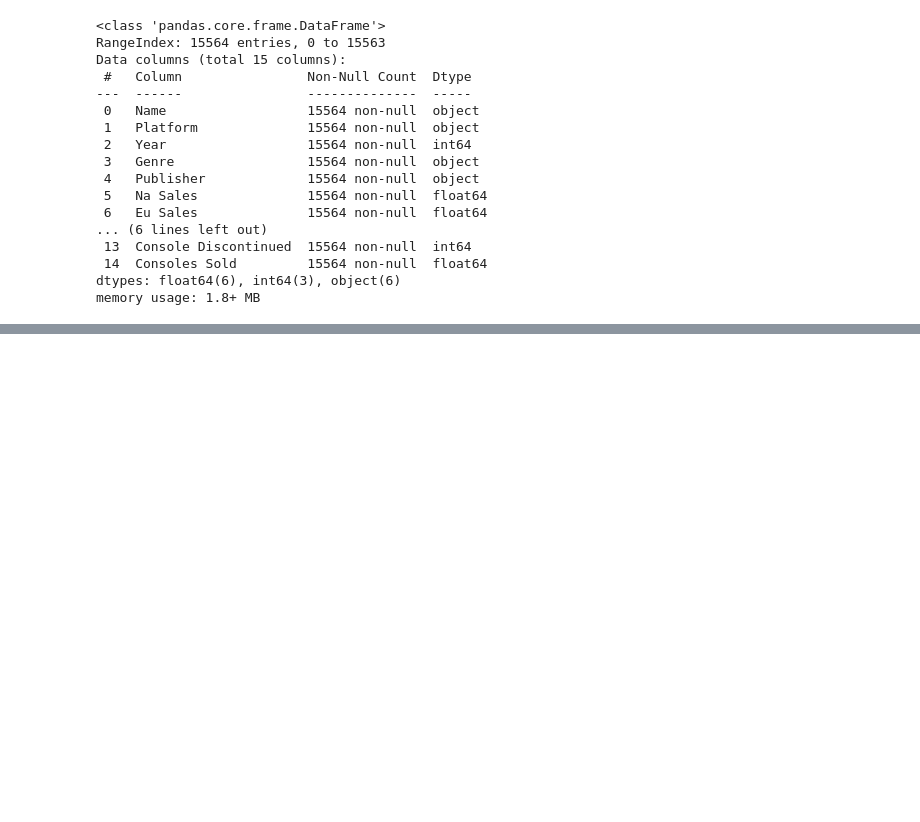
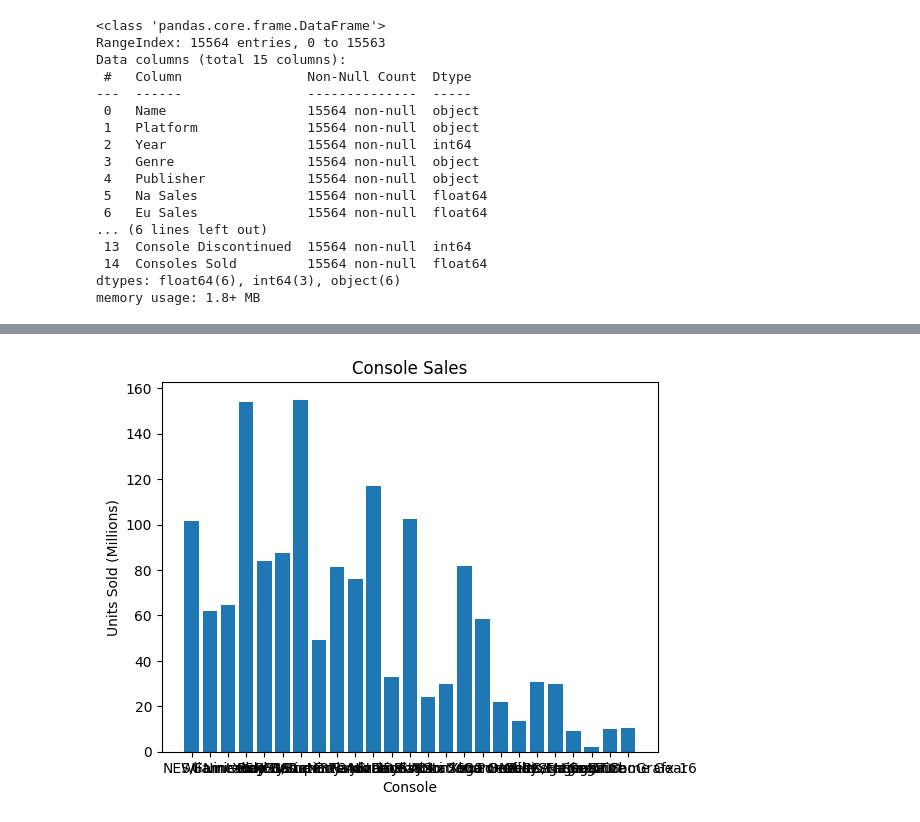
Before and after one commit to V-Pool/vg_sales, a Jupyter notebook: sales.ipynb, the cells around one changed output, grey strips where cells are left out. Cells and saved outputs as stored; diff of their text form; code cells hidden in the pictures; blank space fills up the shorter version.

Commit message:
working on matplotlib graphs and still trying to fix a console sold math error

```diff
--- a/sales.ipynb
+++ b/sales.ipynb
@@ -325,11 +325,3 @@ Data columns (total 15 columns):
  14  Consoles Sold         15564 non-null  float64
 dtypes: float64(6), int64(3), object(6)
 memory usage: 1.8+ MB
-# %%
-merged_col_rename['Na Sales'] = merged_col_rename['Na Sales'] * 1000000
-merged_col_rename['Eu Sales'] = merged_col_rename['Eu Sales'] * 1000000
-merged_col_rename['Jp Sales'] = merged_col_rename['Jp Sales'] * 1000000
-merged_col_rename['Other Sales'] = merged_col_rename['Other Sales'] * 1000000
-merged_col_rename['Global Sales'] = merged_col_rename['Global Sales'] * 1000000
-merged_col_rename['Consoles Sold'] = merged_col_rename['Consoles Sold'] * 1000000
-merged_col_rename.head(5)
@@ -359,2 +349,10 @@ plt.show()
+# %%
+plt.bar(merged_col_rename['Platform'], merged_col_rename['Consoles Sold'])
+plt.title('Console Sales')
+plt.xlabel('Console')
+plt.ylabel('Units Sold (Millions)')
+plt.show()
+# %% [output]
+[figure, added]
 # %%
 merged_col_rename.to_csv('data\\cleaned_combined.csv')
```
Also changed, not shown: parts of 5 cells of this notebook, 2 other files.
